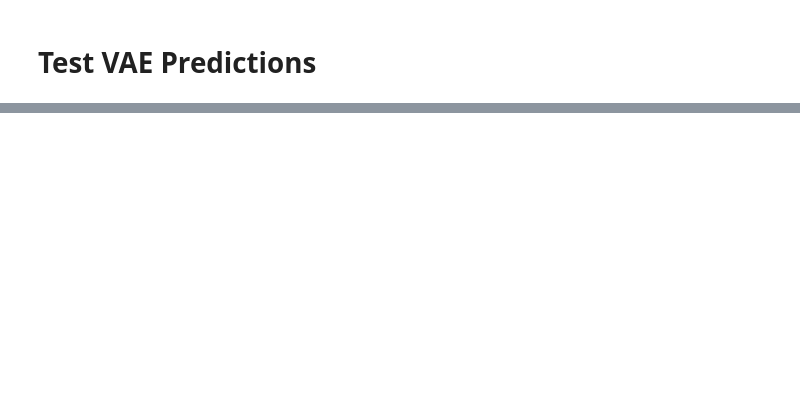
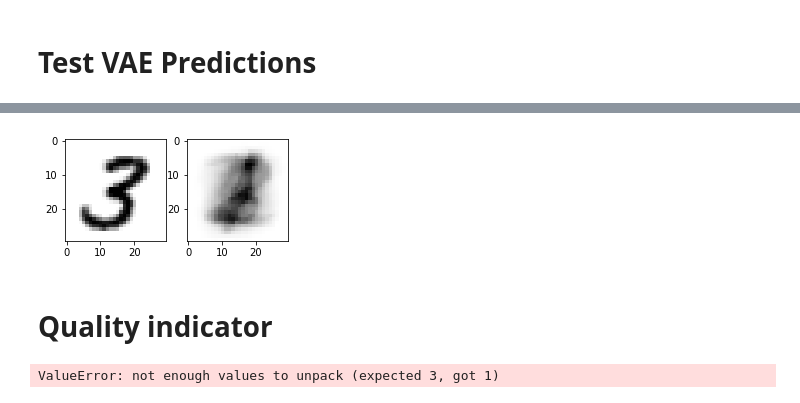
Before and after one commit to MikeG27/BCI_Image_Generation, a Jupyter notebook: notebooks/4.0_MikeG27_VAE_Predictions.ipynb, the cells around one changed output, grey strips where cells are left out. Drawn from its saved outputs; the diff is of its cells as text; code cells hidden in the pictures; blank space fills up the shorter version.

```diff
--- a/notebooks/4.0_MikeG27_VAE_Predictions.ipynb
+++ b/notebooks/4.0_MikeG27_VAE_Predictions.ipynb
@@ -18,19 +75,48 @@ encoder_input.shape, encoder.input_shape
 # %%
-mean, var, z = encoder.predict(encoder_input)
+latent = encoder.predict(encoder_input)
 # %%
-decoded_output = decoder.predict(mean)
+decoded_output = decoder.predict(latent)
+# %%
+X = X_train[0].reshape(1,900)
+# %%
+Y = y_train[0].reshape(1,900)
+# %%
+for img_index in range(1):
+
+    plt.figure(figsize=(4,2))
+
+    encoder_input = np.expand_dims(X[img_index], axis = 0)
+    latent = encoder.predict(encoder_input)
+    decoded_output = decoder.predict(latent)
+
+    plt.subplot(1,2,1)
+    img = np.reshape(Y[img_index], (image_size, image_size))
+    plt.imshow(img, cmap = 'gray_r')
+
+    plt.subplot(1,2,2)
+
+    generated_img = np.reshape(decoded_output, (image_size, image_size))
+    plt.imshow(generated_img, cmap = 'gray_r')
+    plt.savefig('seven_reproduced.png')
+    plt.show()
+# %% [output]
+[figure, added]
+# %% [markdown]
+# Quality indicator
 # %%
+encoder_input = np.expand_dims(X_test[img_index], axis = 0)
+mean, var, z = encoder.predict(encoder_input)
+decoded_output = decoder.predict(mean)
+
 plt.subplot(1,2,1)
-#plt.ioff()
-img = np.reshape(y_train[0], (image_size, image_size))
-#plt.axis('off')
+img = np.reshape(y_test[img_index], (image_size, image_size))
 plt.imshow(img, cmap = 'gray_r')
-plt.savefig('seven_original.png')
 
 plt.subplot(1,2,2)
-#plt.ioff()
-img = np.reshape(y_test[0], (image_size, image_size))
-#plt.axis('off')
-plt.imshow(np.reshape(decoded_output, (image_size, image_size)), cmap = 'gray_r')
+
+generated_img = np.reshape(decoded_output, (image_size, image_size))
+plt.imshow(generated_img, cmap = 'gray_r')
 plt.savefig('seven_reproduced.png')
 plt.show()
+# %% [output]
+ValueError: not enough values to unpack (expected 3, got 1)
```
Also changed, not shown: parts of 20 cells of this notebook, 11 other files.
